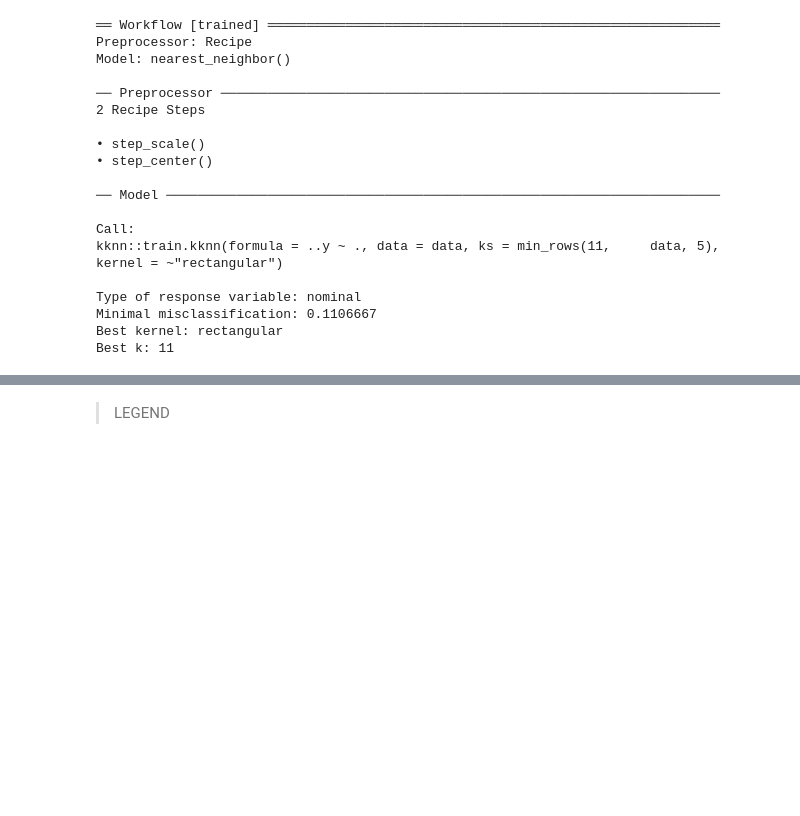
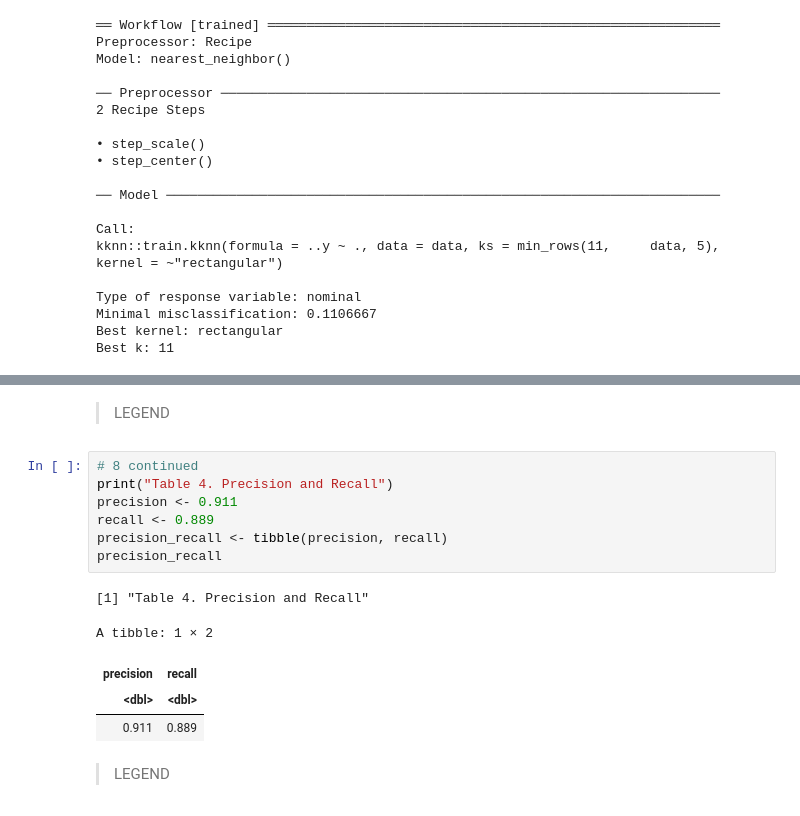
Before and after one commit to madiportas/dsci-100_group_project, a Jupyter notebook: Group_Project.ipynb, the cells around one changed output, grey strips where cells are left out. Drawn from its saved outputs; the diff is of its cells as text; blank space fills up the shorter version.

```diff
--- a/Group_Project.ipynb
+++ b/Group_Project.ipynb
@@ -195,3 +197,18 @@ Precision | Recall
+# %% [markdown]
+> LEGEND
+# %%
+# 8 continued
+print("Table 4. Precision and Recall")
+precision <- 0.911
+recall <- 0.889
+precision_recall <- tibble(precision, recall)
+precision_recall
+# %% [output]
+[1] "Table 4. Precision and Recall"
+A tibble: 1 × 2
+| precision | recall |
+| <dbl> | <dbl> |
+| 0.911 | 0.889 |
 # %% [markdown]
 > LEGEND
 # %%
```
Also changed, not shown: parts of 5 cells of this notebook.
